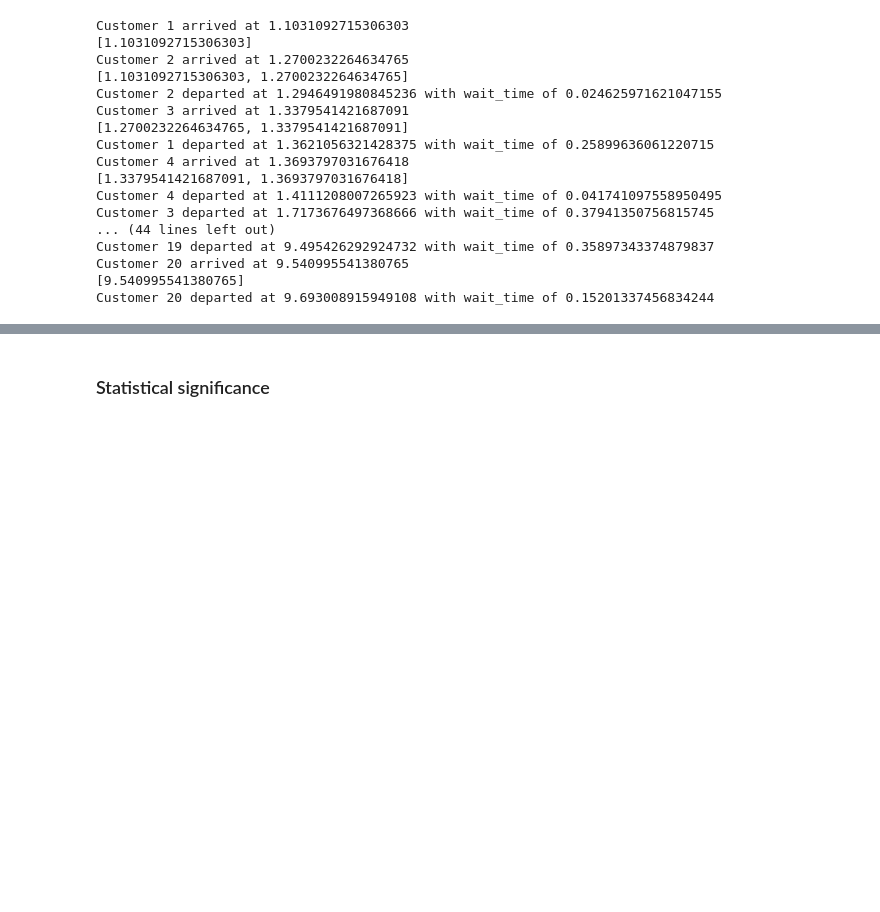
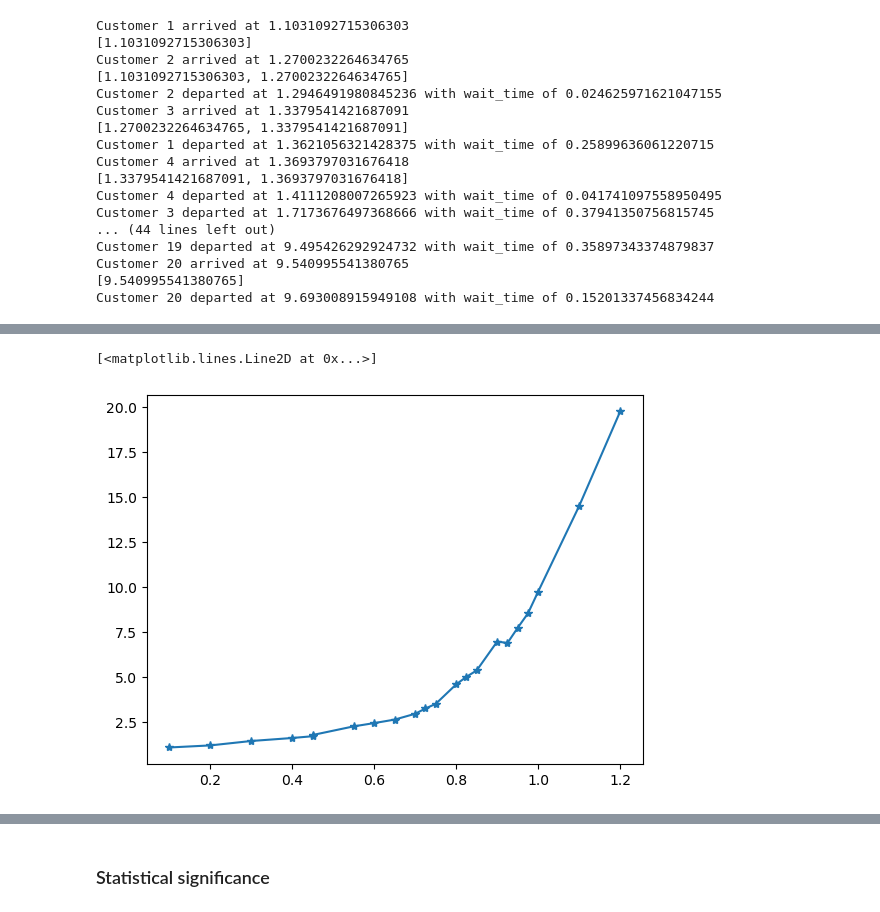
Before and after one commit to gajera-divya/Stochastic_simulations, a Jupyter notebook: SS_Kenia_Divya_Thomas_Assignment2.ipynb, the cells around one changed output, grey strips where cells are left out. Cells and saved outputs as stored; diff of their text form; code cells hidden in the pictures; blank space fills up the shorter version.

```diff
--- a/SS_Kenia_Divya_Thomas_Assignment2.ipynb
+++ b/SS_Kenia_Divya_Thomas_Assignment2.ipynb
@@ -226,0 +235,5 @@ for rho in RHO:
+# %%
+plt.plot(RHO, np.array(est_sojourn), "*-")
+# %% [output]
+[<matplotlib.lines.Line2D at 0x...>]
+[figure, added]
```
Also changed, not shown: parts of 10 cells of this notebook.
